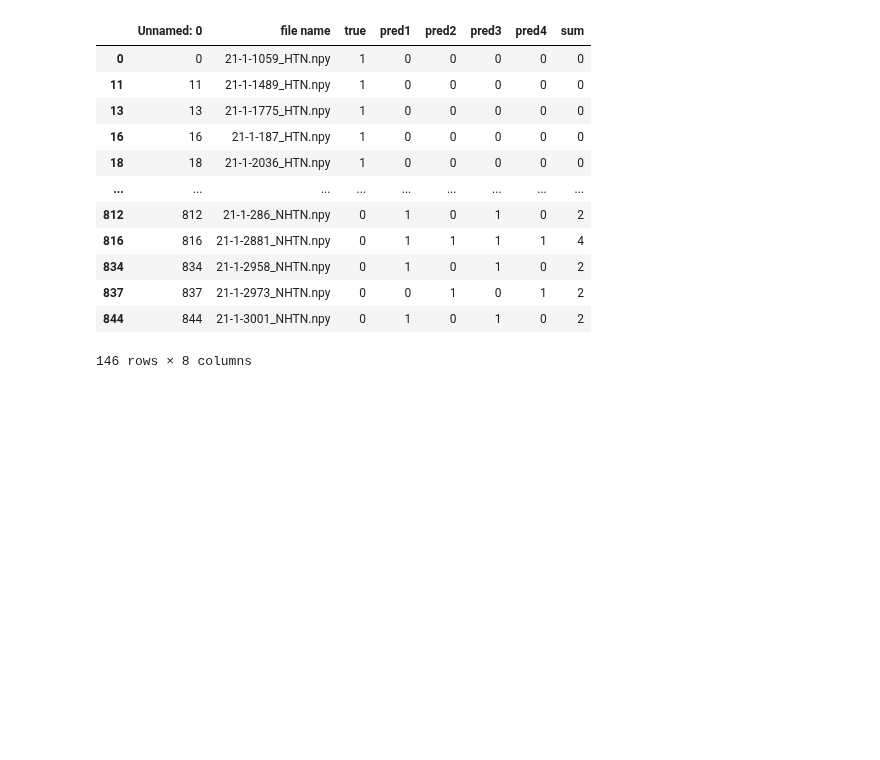
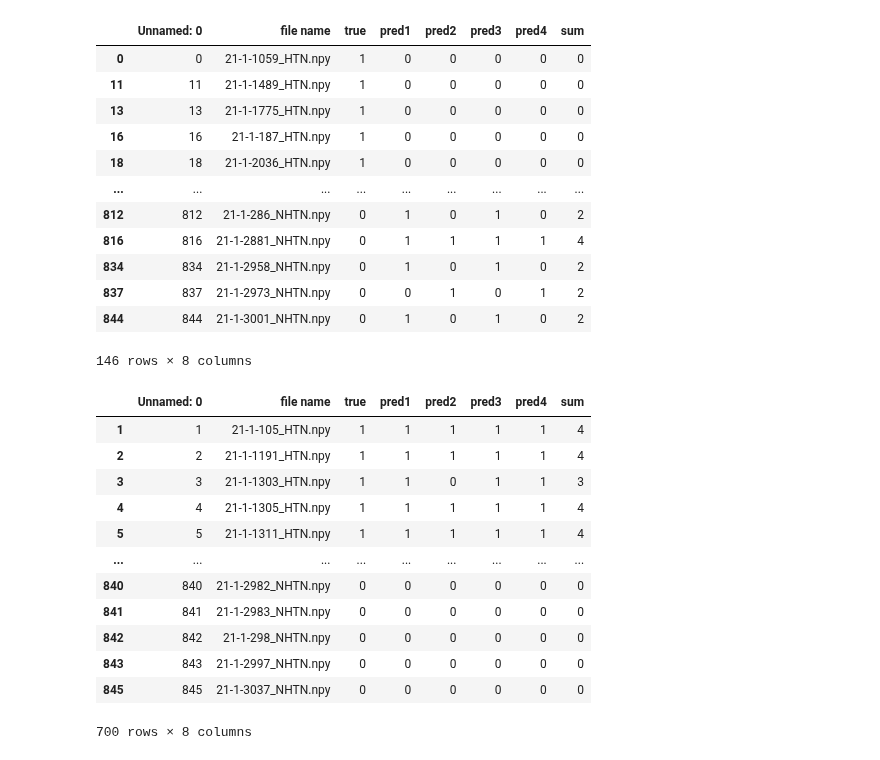
Before and after one commit to LiangBeam9810/Interpretable_HTN, a Jupyter notebook: main copy.ipynb, the cells around one changed output. Saved outputs shown, nothing was run; the diff lists cells and outputs as text; code cells hidden in the pictures; blank space fills up the shorter version.

```diff
--- a/main copy.ipynb
+++ b/main copy.ipynb
@@ -418,0 +419,16 @@ for index in tqdm((HTN_not_errs['Unnamed: 0']).tolist()):
+# %%
+HTN_not_errs
+# %% [output]
+|  | Unnamed: 0 | file name | true | pred1 | pred2 | pred3 | pred4 | sum |
+| 1 | 1 | 21-1-105_HTN.npy | 1 | 1 | 1 | 1 | 1 | 4 |
+| 2 | 2 | 21-1-1191_HTN.npy | 1 | 1 | 1 | 1 | 1 | 4 |
+| 3 | 3 | 21-1-1303_HTN.npy | 1 | 1 | 0 | 1 | 1 | 3 |
+| 4 | 4 | 21-1-1305_HTN.npy | 1 | 1 | 1 | 1 | 1 | 4 |
+| 5 | 5 | 21-1-1311_HTN.npy | 1 | 1 | 1 | 1 | 1 | 4 |
+| ... | ... | ... | ... | ... | ... | ... | ... | ... |
+| 840 | 840 | 21-1-2982_NHTN.npy | 0 | 0 | 0 | 0 | 0 | 0 |
+| 841 | 841 | 21-1-2983_NHTN.npy | 0 | 0 | 0 | 0 | 0 | 0 |
+| 842 | 842 | 21-1-298_NHTN.npy | 0 | 0 | 0 | 0 | 0 | 0 |
+| 843 | 843 | 21-1-2997_NHTN.npy | 0 | 0 | 0 | 0 | 0 | 0 |
+| 845 | 845 | 21-1-3037_NHTN.npy | 0 | 0 | 0 | 0 | 0 | 0 |
+700 rows × 8 columns
```
Also changed, not shown: parts of 2 cells of this notebook, 13 other files.
